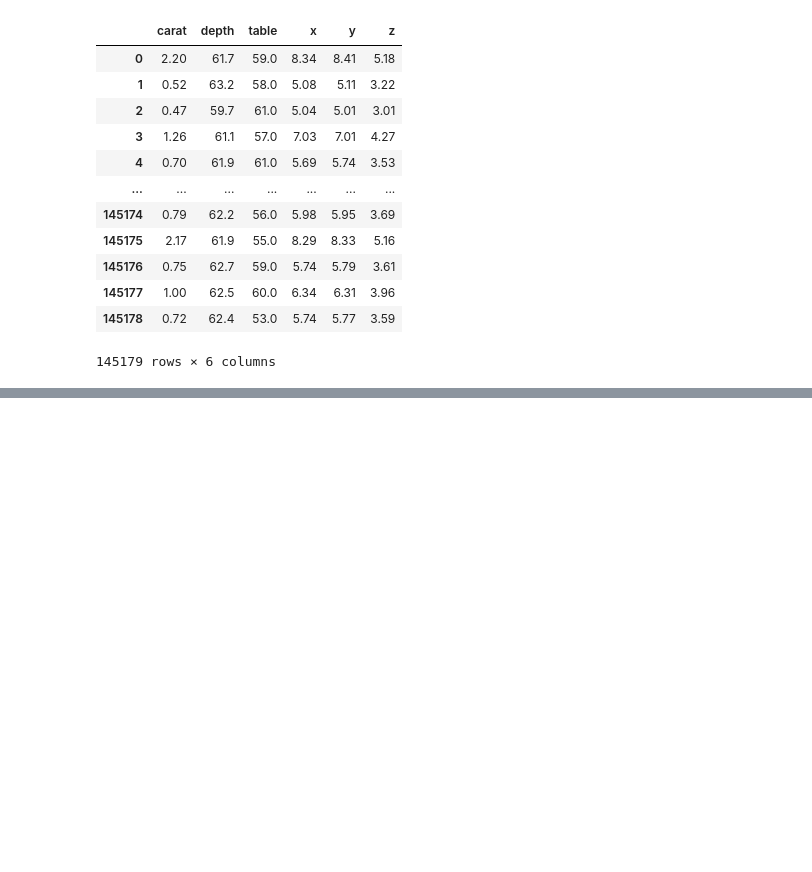
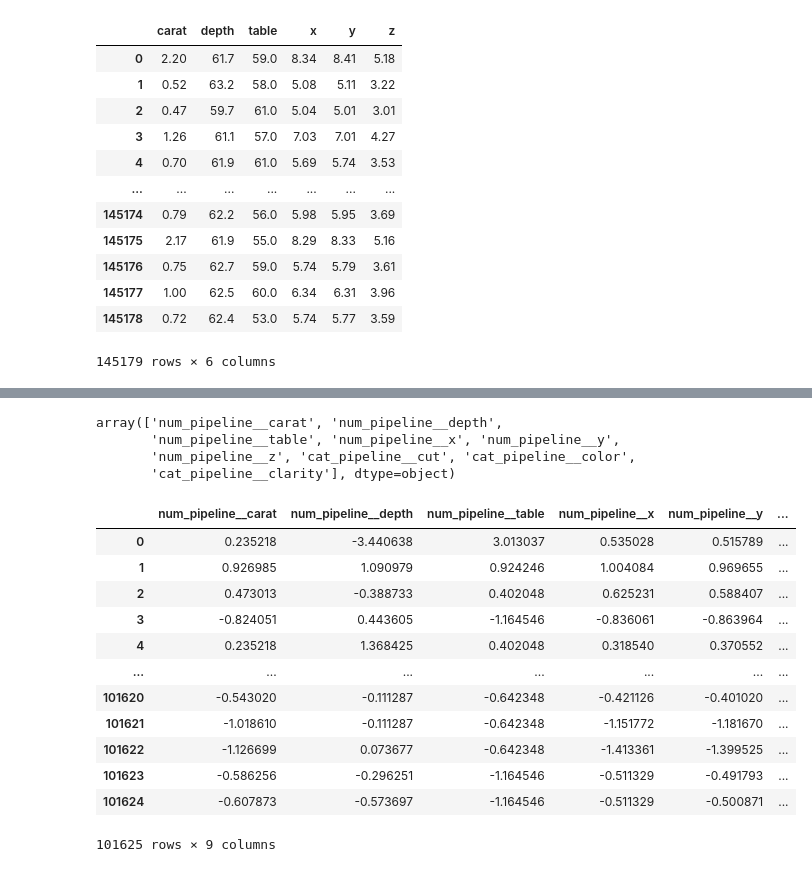
Before and after one commit to Lathakh/Project, a Jupyter notebook: notebooks/model_training.ipynb, the cells around one changed output, grey strips where cells are left out. Drawn from its saved outputs; the diff is of its cells as text; code cells hidden in the pictures; blank space fills up the shorter version.

Commit message:
updated model training file

```diff
--- a/notebooks/model_training.ipynb
+++ b/notebooks/model_training.ipynb
@@ -102,0 +125,8 @@ from sklearn.compose import ColumnTransformer
+# %%
+preprocessor=ColumnTransformer(
+    [
+
+        ('num_pipeline',num_pipeline,['carat', 'depth', 'table', 'x', 'y', 'z']),
+        ('cat_pipeline',cat_pipeline,['cut', 'color', 'clarity'])
+    ]
+)
@@ -102,0 +135,8 @@ from sklearn.compose import ColumnTransformer
+# %%
+# Train test split
+
+from sklearn.model_selection import train_test_split
+
+x_train,x_test,y_train,y_test=train_test_split(x,y,test_size=0.30,random_state=30)
+# %%
+preprocessor.fit_transform(x_train)
@@ -102,0 +173,26 @@ from sklearn.compose import ColumnTransformer
+# %%
+preprocessor.get_feature_names_out()
+# %% [output]
+array(['num_pipeline__carat', 'num_pipeline__depth',
+       'num_pipeline__table', 'num_pipeline__x', 'num_pipeline__y',
+       'num_pipeline__z', 'cat_pipeline__cut', 'cat_pipeline__color',
+       'cat_pipeline__clarity'], dtype=object)
+# %%
+x_train=pd.DataFrame(preprocessor.fit_transform(x_train),columns=preprocessor.get_feature_names_out())
+x_test=pd.DataFrame(preprocessor.transform(x_test),columns=preprocessor.get_feature_names_out())
+# %%
+x_train
+# %% [output]
+|  | num_pipeline__carat | num_pipeline__depth | num_pipeline__table | num_pipeline__x | num_pipeline__y | ... |
+| 0 | 0.235218 | -3.440638 | 3.013037 | 0.535028 | 0.515789 | ... |
+| 1 | 0.926985 | 1.090979 | 0.924246 | 1.004084 | 0.969655 | ... |
+| 2 | 0.473013 | -0.388733 | 0.402048 | 0.625231 | 0.588407 | ... |
+| 3 | -0.824051 | 0.443605 | -1.164546 | -0.836061 | -0.863964 | ... |
+| 4 | 0.235218 | 1.368425 | 0.402048 | 0.318540 | 0.370552 | ... |
+| ... | ... | ... | ... | ... | ... | ... |
+| 101620 | -0.543020 | -0.111287 | -0.642348 | -0.421126 | -0.401020 | ... |
+| 101621 | -1.018610 | -0.111287 | -0.642348 | -1.151772 | -1.181670 | ... |
+| 101622 | -1.126699 | 0.073677 | -0.642348 | -1.413361 | -1.399525 | ... |
+| 101623 | -0.586256 | -0.296251 | -1.164546 | -0.511329 | -0.491793 | ... |
+| 101624 | -0.607873 | -0.573697 | -1.164546 | -0.511329 | -0.500871 | ... |
+101625 rows × 9 columns
```
Also changed, not shown: parts of 11 cells of this notebook.
